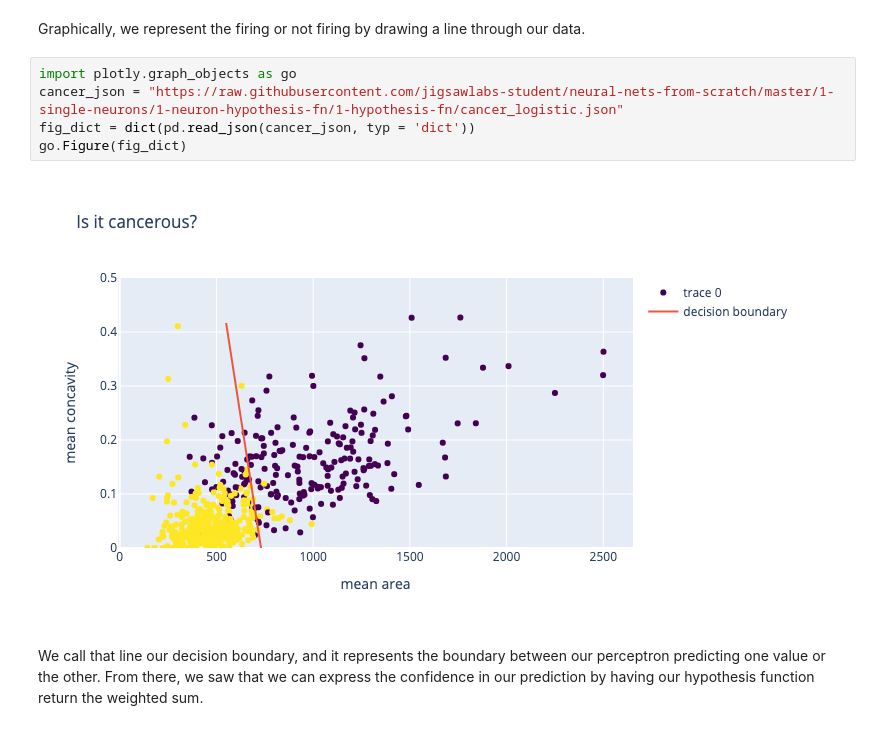
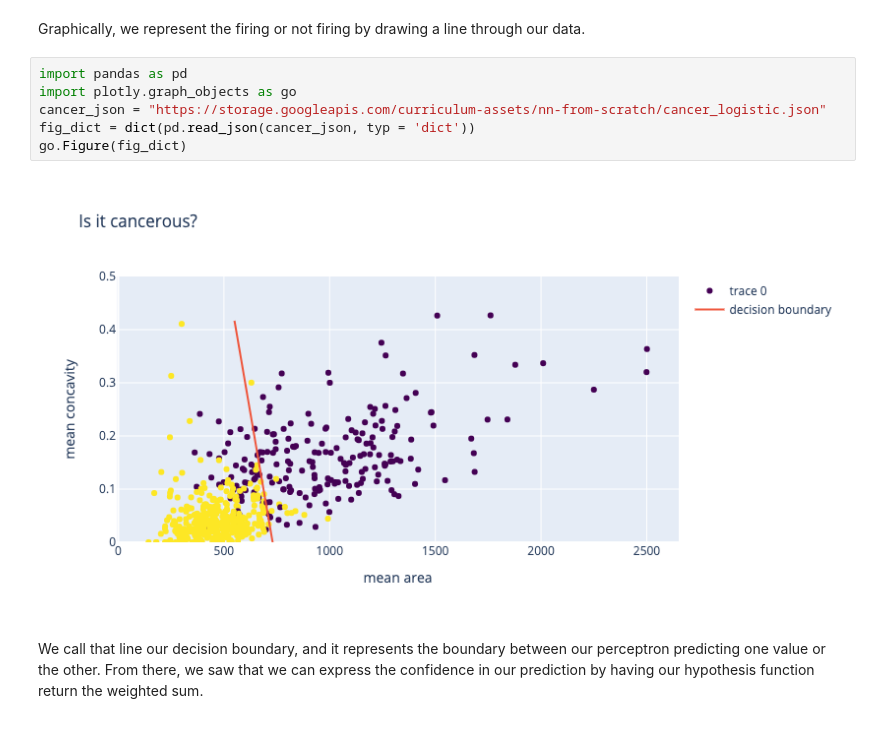
Before and after one commit to jigsawlabs-student/neural-nets-from-scratch, a Jupyter notebook: 1-hypothesis-fn-neuron/1-single-neurons/3-sigmoid-neuron.ipynb, the cells around one changed output. Drawn from its saved outputs; the diff is of its cells as text.

```diff
--- a/1-hypothesis-fn-neuron/1-single-neurons/3-sigmoid-neuron.ipynb
+++ b/1-hypothesis-fn-neuron/1-single-neurons/3-sigmoid-neuron.ipynb
@@ -9,12 +9,13 @@ In the last lesson we saw how we can represent the hypothesis function of a perc
 # %% [markdown]
 Graphically, we represent the firing or not firing by drawing a line through our data.
 # %%
+import pandas as pd
 import plotly.graph_objects as go
-cancer_json = "https://raw.githubusercontent.com/jigsawlabs-student/neural-nets-from-scratch/master/1-single-neurons/1-neuron-hypothesis-fn/1-hypothesis-fn/cancer_logistic.json"
+cancer_json = "https://storage.googleapis.com/curriculum-assets/nn-from-scratch/cancer_logistic.json"
 fig_dict = dict(pd.read_json(cancer_json, typ = 'dict'))
 go.Figure(fig_dict)
 # %% [output]
-[figure, old version]
+[figure, new version]
 # %% [markdown]
 We call that line our decision boundary, and it represents the boundary between our perceptron predicting one value or the other.  From there, we saw that we can express the confidence in our prediction by having our hypothesis function return the weighted sum.
 # %%
```
Also changed, not shown: parts of 3 cells of this notebook, 18 other files.
